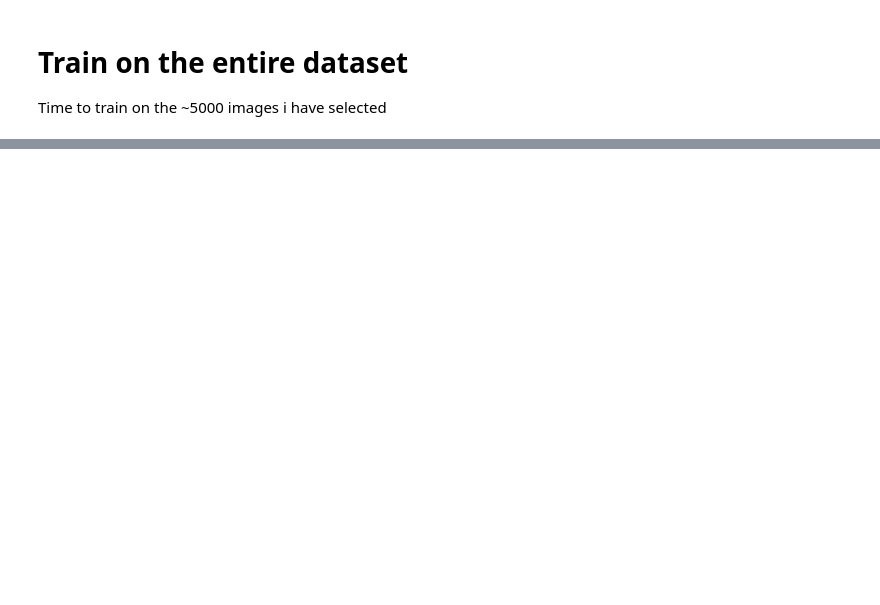
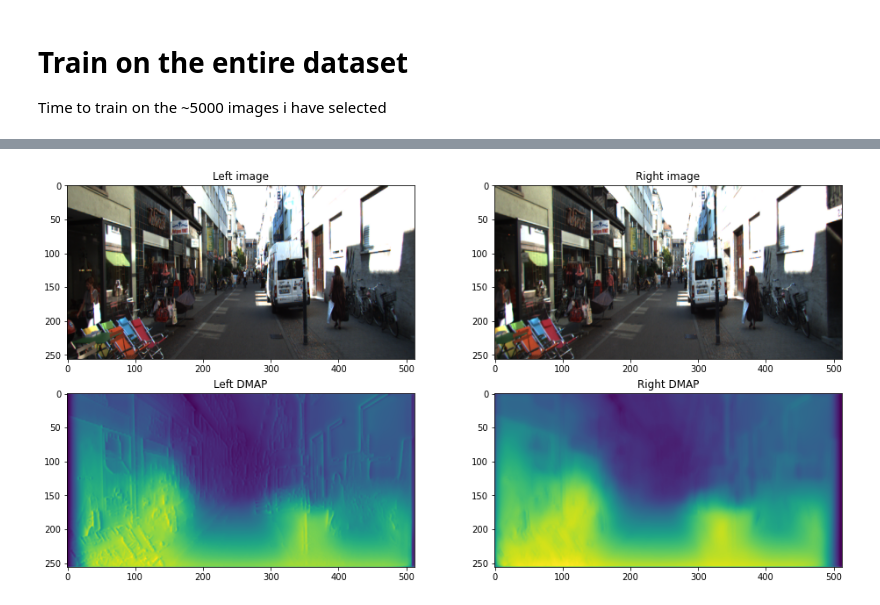
Before and after one commit to charlesyz/MonocularDepthEstimation, a Jupyter notebook: MonocularDepth.ipynb, the cells around one changed output, grey strips where cells are left out. Cells and saved outputs as stored; diff of their text form; code cells hidden in the pictures; blank space fills up the shorter version.

Commit message:
Trained lr=0.01, 10ep

```diff
--- a/MonocularDepth.ipynb
+++ b/MonocularDepth.ipynb
@@ -234,7 +234,7 @@ Use a dataset with 1059 images
 # %%
 # For now, develop on a really small subset
 #'data/train/2011_09_28_drive_0001_sync'
-val_dataset = KittiDataset(val_dir, 'train', transform=data_transforms['val'])
+val_dataset = KittiDataset(val_dir + '/2011_09_29_drive_0071_sync', 'train', transform=data_transforms['val'])
 test_dataset = KittiDataset('data/devel', 'train', transform=data_transforms['test'])
 test_loader = DataLoader(test_dataset, batch_size=16, num_workers=4, shuffle=True)
 print("Developing on", len(test_dataset), "images")
@@ -781,11 +778,10 @@ train_net.to(device)
 
 # set loss function for the net
 train_net.criterion = MonoDepthLoss(device).to(device) # MonodepthLoss().to(device)
-train_net.train()
 loader = train_loader
-optimizer = optimizer = torch.optim.Adam(train_net.parameters(), lr=0.001) #1e-4
+optimizer = optimizer = torch.optim.Adam(train_net.parameters(), lr=0.01) #1e-4
 
-EPOCH = 50
+EPOCH = 10
 
 print("Starting Training with #images: ", len(loader) * loader.batch_size)
 
@@ -794,13 +790,13 @@ ap = []
 lr = []
 ds = []
 
-fig = plt.figure(figsize=(12,10))
-plt.subplots_adjust(bottom=0.2,right=0.85,top=0.95)
-ax = fig.add_subplot(2,1,1)
-other = fig.add_subplot(2,1,2)
+fig = plt.figure(figsize=(16,20))
+ax = fig.add_subplot(3,1,1)
+other = fig.add_subplot(3,1,2)
+dmap_plot = fig.add_subplot(3,1,3)
 
 for e in range(EPOCH):
-    loss = train(loader, train_net, optimizer, loss_graph)#, [ap, lr, ds])
+    loss = train(loader, train_net, optimizer, loss_graph, [ap, lr, ds])
     ax.clear()
     ax.set_xlabel('iterations')
     ax.set_ylabel('loss value')
@@ -816,6 +812,11 @@ for e in range(EPOCH):
     other.plot(ds, label='ds')
     other.legend(loc='upper right')
 
+    output, images = test_images(train_net, val_dataset, 10, False)
+    plt.imsave("data/epoch_{}.png".format(e), output[0,0])
+    dmap_plot.clear()
+    dmap_plot.imshow(output[0,0])
+
     fig.canvas.draw()
     print("Epoch: {} Loss: {}".format(e, loss))
 
@@ -843,0 +840,4 @@ Epoch: 28 Loss: 1.2369205951690674
+# %%
+output, images = test_images(train_net, val_dataset, 110)
+# %% [output]
+[figure, added]
```
Also changed, not shown: parts of 10 cells of this notebook.
